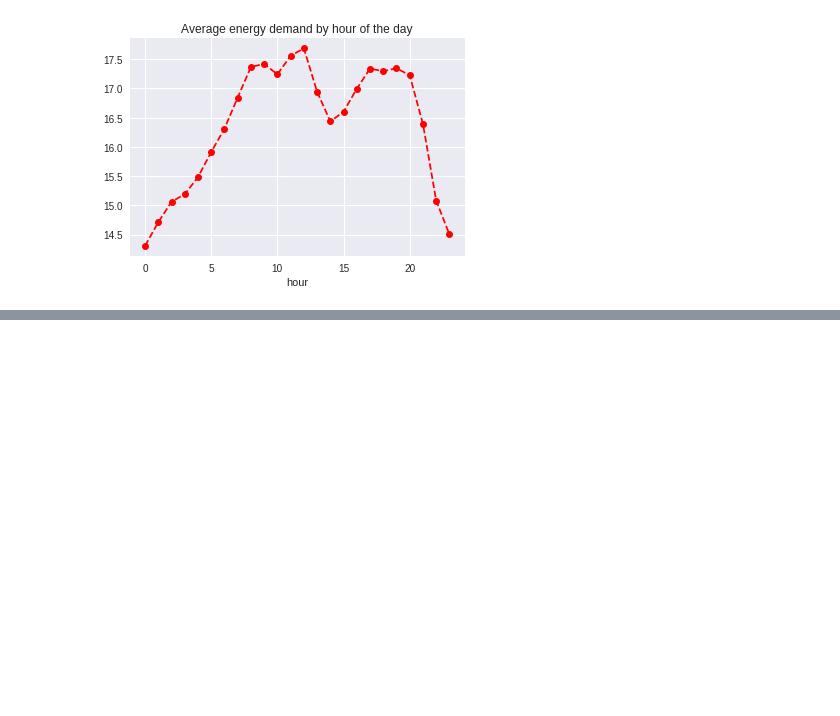
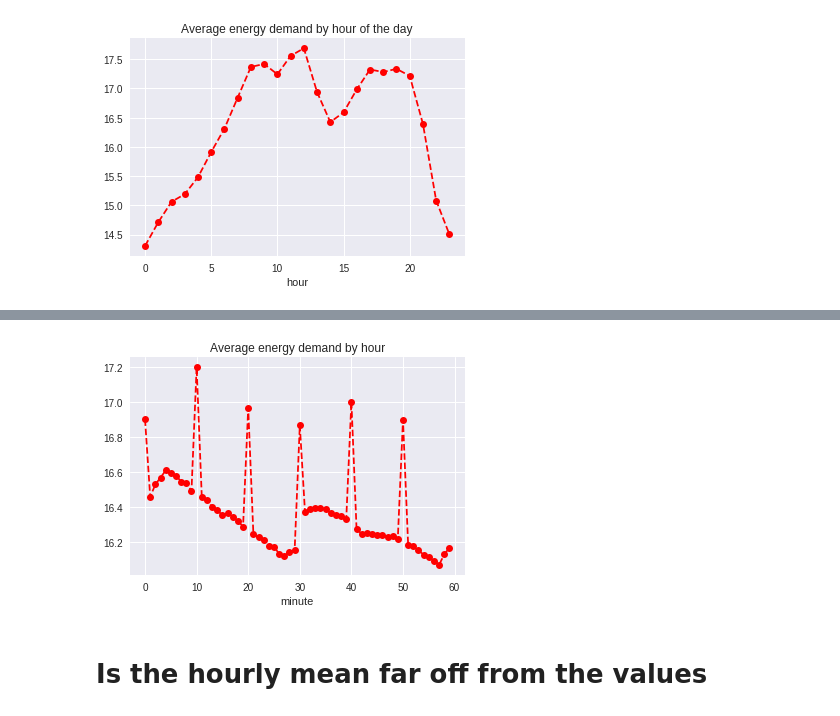
Before and after one commit to gergokoncz/itu, a Jupyter notebook: 4th_semester/large_scale_data/assignment4/influx_exploration.ipynb, the cells around one changed output, grey strips where cells are left out. Cells and saved outputs as stored; diff of their text form; code cells hidden in the pictures; blank space fills up the shorter version.

```diff
--- a/4th_semester/large_scale_data/assignment4/influx_exploration.ipynb
+++ b/4th_semester/large_scale_data/assignment4/influx_exploration.ipynb
@@ -179,0 +171,9 @@ plt.savefig('weekly_seasonality.png')
+# %%
+# plot average hour
+features.groupby(['minute']).mean()['Total'].plot(style = 'o--', c = 'r')
+plt.title('Average energy demand by hour')
+plt.savefig('hourly_seasonality.png')
+# %% [output]
+[figure, added]
+# %% [markdown]
+# Is the hourly mean far off from the values
```
Also changed, not shown: parts of 25 cells of this notebook, 8 other files.
